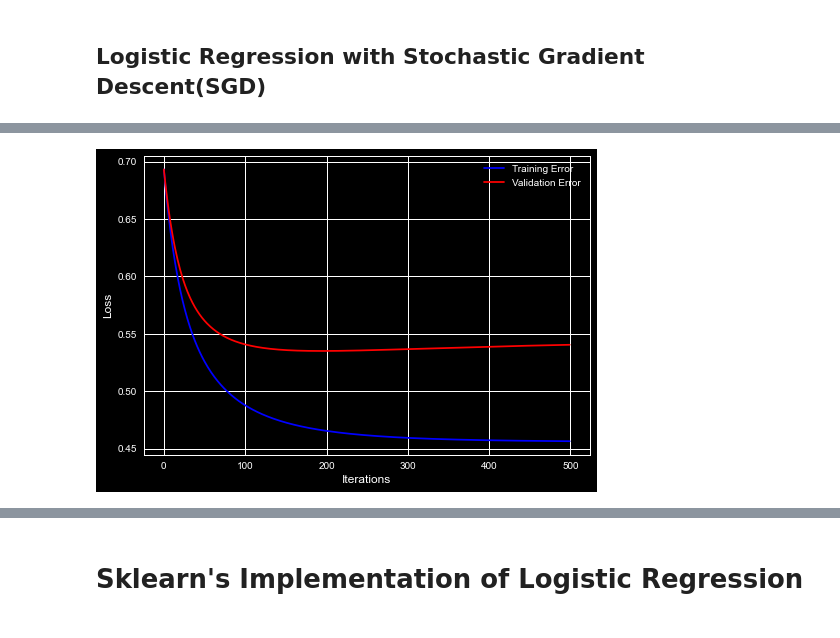
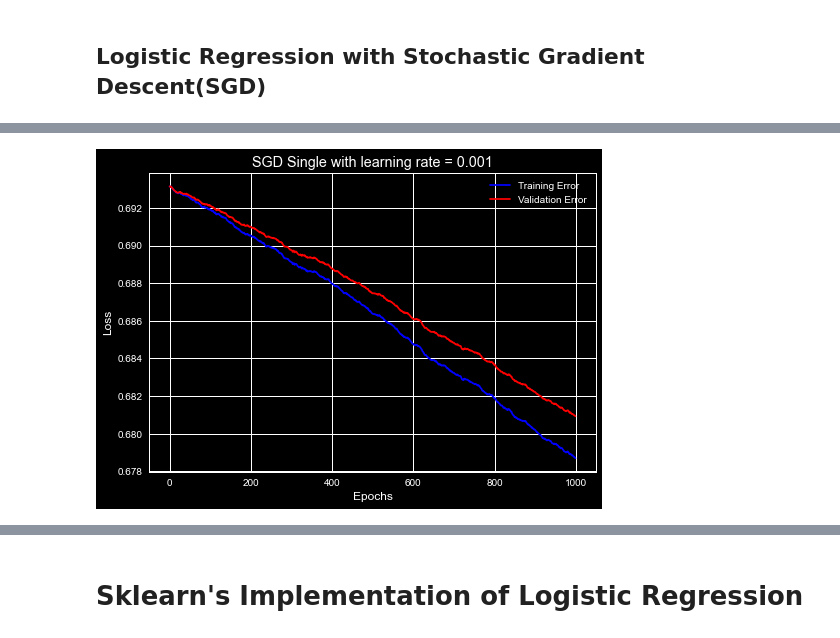
Before and after one commit to PritishWadhwa/ML-Assignments, a Jupyter notebook: Assignment1/Q2.ipynb, the cells around one changed output, grey strips where cells are left out. Saved outputs shown, nothing was run; the diff lists cells and outputs as text; code cells hidden in the pictures.

```diff
--- a/Assignment1/Q2.ipynb
+++ b/Assignment1/Q2.ipynb
@@ -335,12 +335,8 @@ def stochasticGradientDescentAll(X_train, y_train, X_validation, y_validation, l
         trainErrorList.append(trainErr)
         validationErr = error(X_validation, y_validation, theta)
         validationErrorList.append(validationErr)
-        # np.random.shuffle(X_train)
-        j = np.random.randint(0, m)
-        grad = gradient(X_train[j], y_train[j], theta)
-        theta = theta - learningRate * grad
-        # for j in range(m):
-            # microGrad = gradient(X_train[j, :], y_train[j], theta)
-            # theta = (theta - (learningRate * microGrad))
+        for j in range(m):
+            microGrad = gradient(X_train[j, :], y_train[j], theta)
+            theta = (theta - (learningRate * microGrad))
     return theta, trainErrorList, validationErrorList
 # %%
@@ -353,5 +349,5 @@ array([-0.01512613,  0.01399455,  0.02718553,  0.00275159,  0.00164442,
 # %%
-mainTheta, trainErrorList, validationErrorList = stochasticGradientDescentAll(
-    X_train, y_train, X_validation, y_validation, 0.001, 100)
-mainTheta
+allTheta, trainErrorList, validationErrorList = stochasticGradientDescentAll(
+    X_train, y_train, X_validation, y_validation, 0.01, 100)
+allTheta
 # %% [output]
@@ -360,10 +356,18 @@ array([-0.00144208,  0.00082521,  0.00222787,  0.00091843,  0.00058636,
 # %%
 def drawSGDSinglePlots(learningRate=0.01, maxEpochs=1000):
+    '''
+    Draw the SGD plots when theta is updated once per epoch
+    :param learningRate: Learning rate
+    :param maxEpochs: Maximum number of epochs
+    :return: None
+    '''
     theta, trainErrorList, validationErrorList = stochasticGradientDescentSingle(
         X_train, y_train, X_validation, y_validation, learningRate, maxEpochs)
     plt.plot(trainErrorList, label='Training Error', color='blue')
     plt.plot(validationErrorList, label='Validation Error', color='red')
-    plt.xlabel('Iterations')
+    plt.xlabel('Epochs')
     plt.ylabel('Loss')
+    plt.title('SGD Single with learning rate = ' + str(learningRate))
     plt.legend()
+    plt.savefig('plots/Q2_SGD_Single_' + str(learningRate) + '.png')
     plt.show()
@@ -374,4 +408,4 @@ drawSGDPlots(0.01, 100)
 # %%
-drawSGDPlots(0.001, 500)
+drawSGDSinglePlots(0.001, 1000)
 # %% [output]
-[figure, old version]
+[figure, new version]
```
Also changed, not shown: parts of 32 cells of this notebook, 23 other files.
